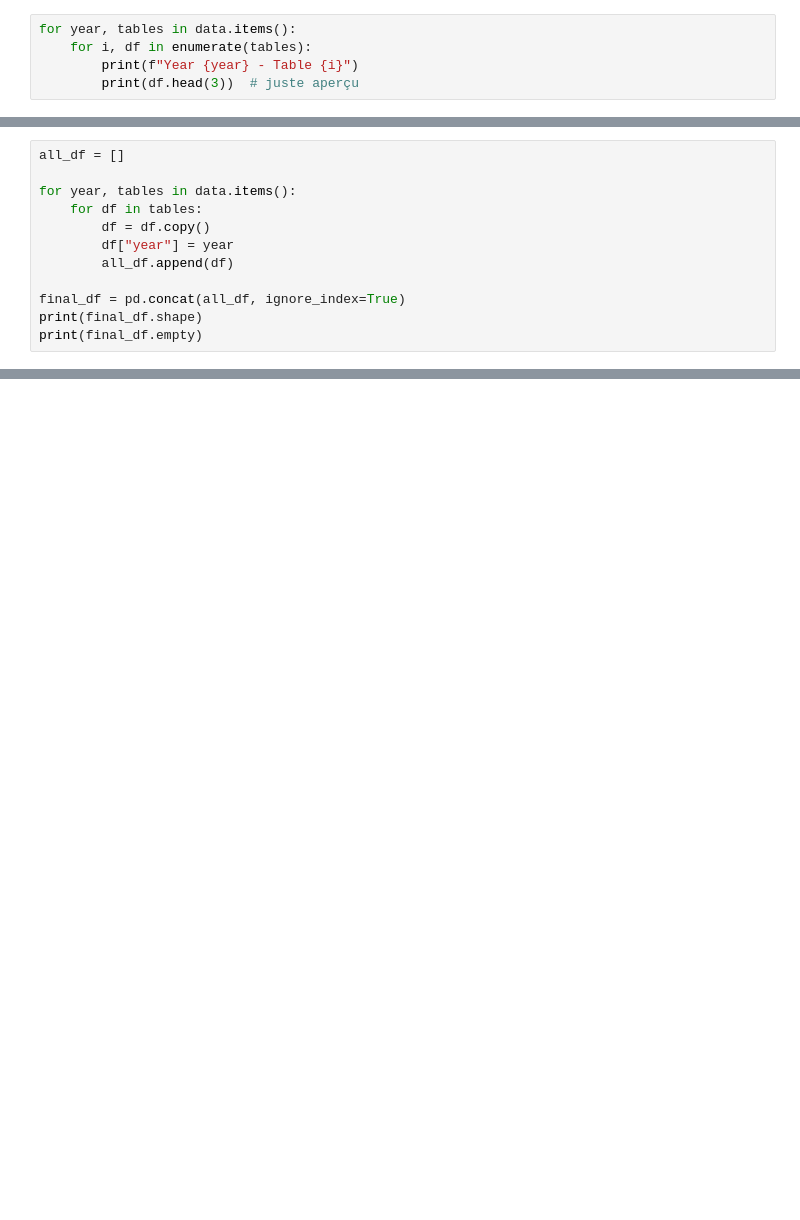
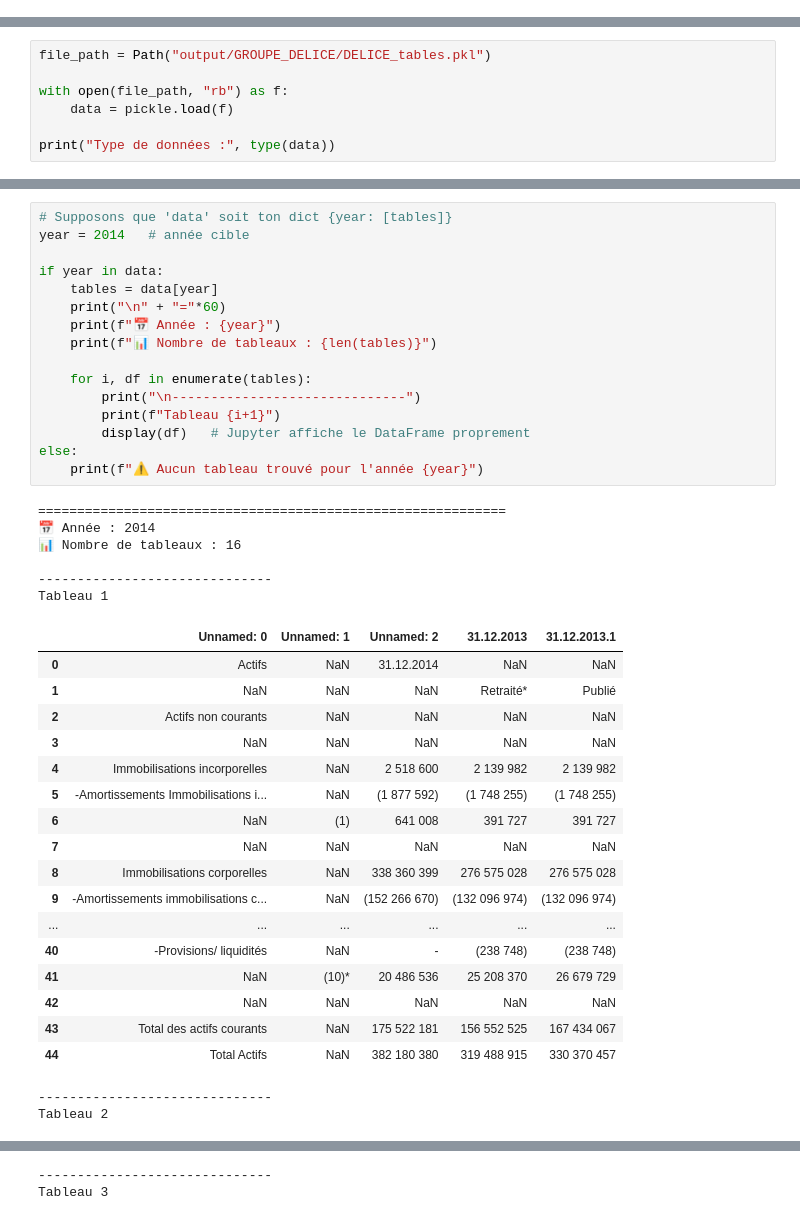
Before and after one commit to rihemkhammar/FiscalTrack, a Jupyter notebook: test.ipynb, the cells around one changed output, grey strips where cells are left out. Drawn from its saved outputs; the diff is of its cells as text; blank space fills up the shorter version.

```diff
--- a/test.ipynb
+++ b/test.ipynb
@@ -83,5 +4,0 @@ for year, tables in data.items():
-# %%
-for year, tables in data.items():
-    for i, df in enumerate(tables):
-        print(f"Year {year} - Table {i}")
-        print(df.head(3))  # juste aperçu
@@ -106,12 +4,0 @@ Year 2014 - Table 2
-# %%
-all_df = []
-
-for year, tables in data.items():
-    for df in tables:
-        df = df.copy()
-        df["year"] = year
-        all_df.append(df)
-
-final_df = pd.concat(all_df, ignore_index=True)
-print(final_df.shape)
-print(final_df.empty)
@@ -173,0 +5,7 @@ Nombre de tableaux en 2018 : 13
+# %%
+file_path = Path("output/GROUPE_DELICE/DELICE_tables.pkl")
+
+with open(file_path, "rb") as f:
+    data = pickle.load(f)
+
+print("Type de données :", type(data))
@@ -173,0 +20,42 @@ Nombre de tableaux en 2018 : 13
+# %%
+# Supposons que 'data' soit ton dict {year: [tables]}
+year = 2014   # année cible
+
+if year in data:
+    tables = data[year]
+    print("\n" + "="*60)
+    print(f"📅 Année : {year}")
+    print(f"📊 Nombre de tableaux : {len(tables)}")
+
+    for i, df in enumerate(tables):
+        print("\n------------------------------")
+        print(f"Tableau {i+1}")
+        display(df)   # Jupyter affiche le DataFrame proprement
+else:
+    print(f"⚠️ Aucun tableau trouvé pour l'année {year}")
+# %% [output]
+============================================================
+📅 Année : 2014
+📊 Nombre de tableaux : 16
+
+------------------------------
+Tableau 1
+|  | Unnamed: 0 | Unnamed: 1 | Unnamed: 2 | 31.12.2013 | 31.12.2013.1 |
+| 0 | Actifs | NaN | 31.12.2014 | NaN | NaN |
+| 1 | NaN | NaN | NaN | Retraité* | Publié |
+| 2 | Actifs non courants | NaN | NaN | NaN | NaN |
+| 3 | NaN | NaN | NaN | NaN | NaN |
+| 4 | Immobilisations incorporelles | NaN | 2 518 600 | 2 139 982 | 2 139 982 |
+| 5 | -Amortissements Immobilisations i... | NaN | (1 877 592) | (1 748 255) | (1 748 255) |
+| 6 | NaN | (1) | 641 008 | 391 727 | 391 727 |
+| 7 | NaN | NaN | NaN | NaN | NaN |
+| 8 | Immobilisations corporelles | NaN | 338 360 399 | 276 575 028 | 276 575 028 |
+| 9 | -Amortissements immobilisations c... | NaN | (152 266 670) | (132 096 974) | (132 096 974) |
+| ... | ... | ... | ... | ... | ... |
+| 40 | -Provisions/ liquidités | NaN | - | (238 748) | (238 748) |
+| 41 | NaN | (10)* | 20 486 536 | 25 208 370 | 26 679 729 |
+| 42 | NaN | NaN | NaN | NaN | NaN |
+| 43 | Total des actifs courants | NaN | 175 522 181 | 156 552 525 | 167 434 067 |
+| 44 | Total Actifs | NaN | 382 180 380 | 319 488 915 | 330 370 457 |
+------------------------------
+Tableau 2
@@ -173,0 +79,2 @@ Nombre de tableaux en 2018 : 13
+------------------------------
+Tableau 3
```
Also changed, not shown: parts of 8 cells of this notebook, 38 other files.
